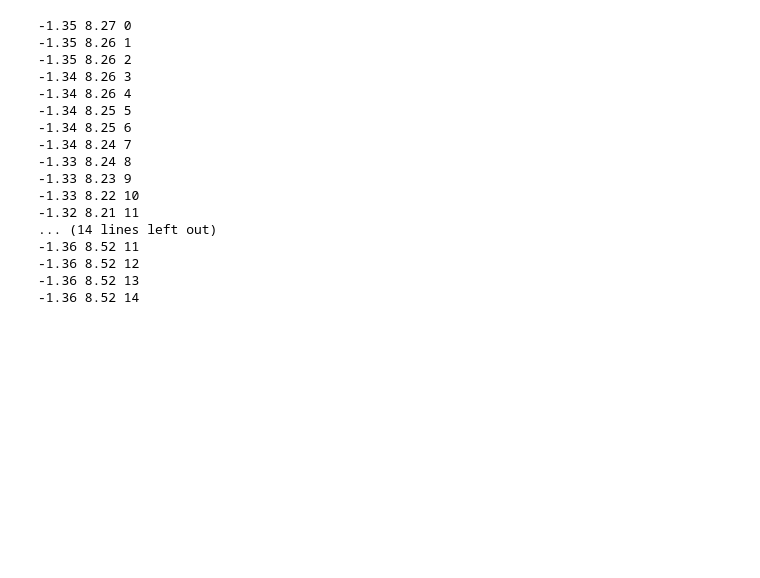
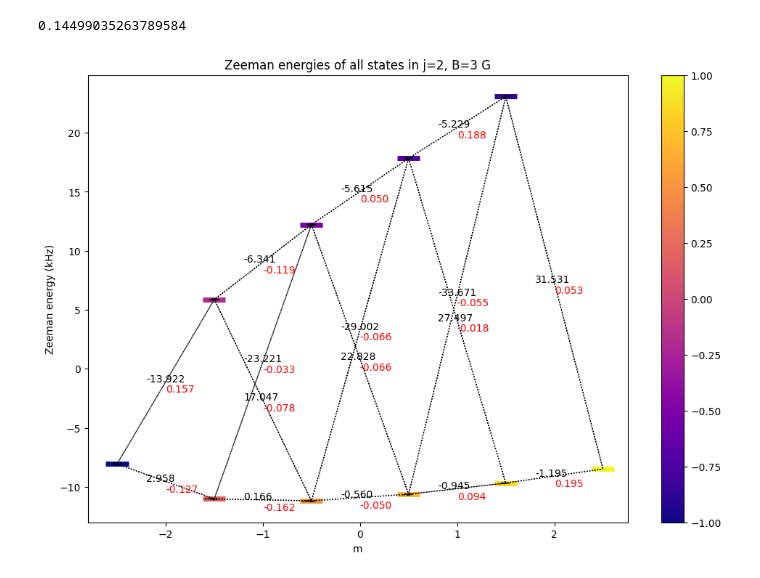
Before and after one commit to sdracia/QIC, a Jupyter notebook: project/molecule_structure.ipynb, the cells around one changed output. Drawn from its saved outputs; the diff is of its cells as text; code cells hidden in the pictures; blank space fills up the shorter version.

Commit message:
levels

```diff
--- a/project/molecule_structure.ipynb
+++ b/project/molecule_structure.ipynb
@@ -10,23 +83,15 @@ gj_list: list[float] = [-1.35, -1.35, -1.35, -1.34, -1.34, -1.34, -1.34, -1.34,
 cij_list: list[float] = [8.27, 8.26, 8.26, 8.26, 8.26, 8.25, 8.25, 8.24, 8.24, 8.23, 8.22, 8.21, 8.20, 8.19, 8.18]
 
 
-cah = CaH.create_molecule_data(b_field_gauss=6.5, j_max=14, gj_list = gj_list, cij_list = cij_list)
-cah = CaH.create_molecule_data(b_field_gauss=6.5, j_max=14)
+cah = CaH.create_molecule_data(b_field_gauss=3, j_max=14, gj_list = gj_list, cij_list = cij_list)
+# cah = CaH.create_molecule_data(b_field_gauss=6.5, j_max=14)
-# %% [output]
--1.35 8.27 0
--1.35 8.26 1
--1.35 8.26 2
--1.34 8.26 3
--1.34 8.26 4
--1.34 8.25 5
--1.34 8.25 6
--1.34 8.24 7
--1.33 8.24 8
--1.33 8.23 9
--1.33 8.22 10
--1.32 8.21 11
-... (14 lines left out)
--1.36 8.52 11
--1.36 8.52 12
--1.36 8.52 13
--1.36 8.52 14
+# %%
+df_trans = cah.transition_df.head()
+coupling = df_trans["coupling"]
+print(np.sum(coupling))
+# %% [output]
+0.14499035263789584
+# %%
+cah.plot_zeeman_levels(2)
+# %% [output]
+[figure, added]
```
Also changed, not shown: parts of 1 cell of this notebook, 9 other files.
